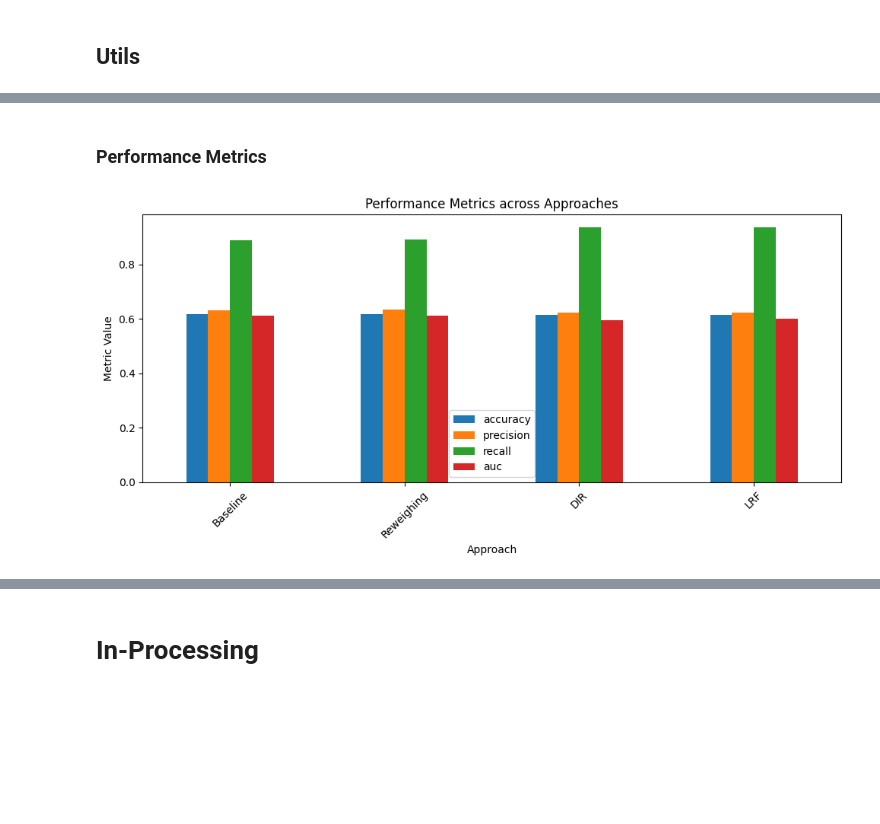
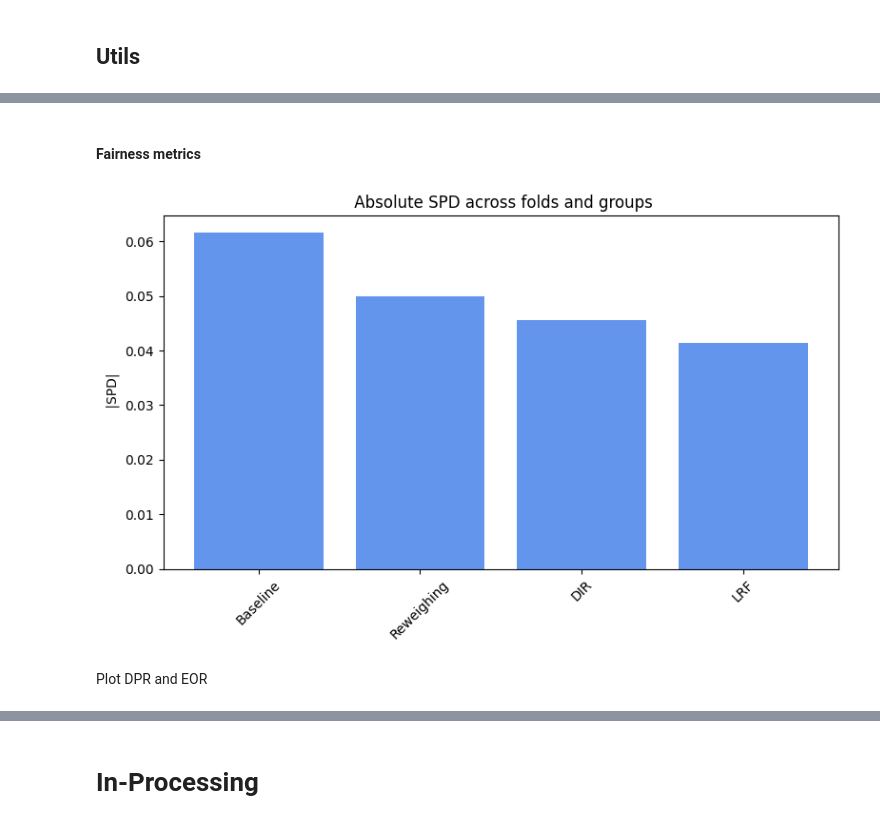
Before and after one commit to kor80/Fair-Candidate-Screening-System, a Jupyter notebook: main.ipynb, the cells around one changed output, grey strips where cells are left out. Drawn from its saved outputs; the diff is of its cells as text; code cells hidden in the pictures; blank space fills up the shorter version.

```diff
--- a/main.ipynb
+++ b/main.ipynb
@@ -1064,28 +1108,9 @@ plt.show()
-# %% [markdown]
-### Performance Metrics
-# %%
-mean_performance_metrics = {}
-for approach in performance_metrics:
-    # All folds for this approach
-    metrics_list = performance_metrics[approach]
-    # Average over folds for each metric key
-    aggregated = {
-        metric: np.mean([fold_metrics[metric] for fold_metrics in metrics_list])
-        for metric in metrics_list[0].keys()
-    }
-    mean_performance_metrics[approach] = aggregated
-
-perf_df = pd.DataFrame([
-    dict(Approach=ap, **mean_performance_metrics[ap])
-    for ap in mean_performance_metrics
-])
-
-plt.figure(figsize=(10, 5))
-perf_df.set_index('Approach').plot(kind='bar', ax=plt.gca())
-plt.title("Performance Metrics across Approaches")
-plt.ylabel("Metric Value")
-plt.xticks(rotation=45)
-plt.tight_layout()
-plt.show()
-# %% [output]
-[figure, removed]
+# %% [markdown]
+#### Fairness metrics
+# %%
+spd_results = compute_mean_spd(spd_values)
+plot_spd_results(spd_results, label="")
+# %% [output]
+[figure, added]
+# %% [markdown]
+Plot DPR and EOR
```
Also changed, not shown: parts of 55 cells of this notebook.
